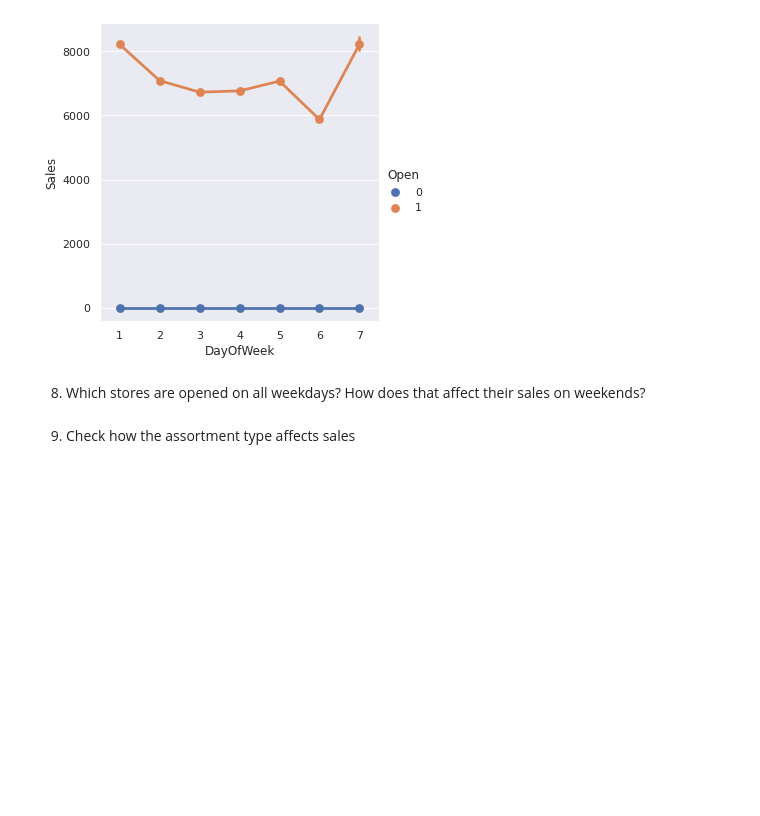
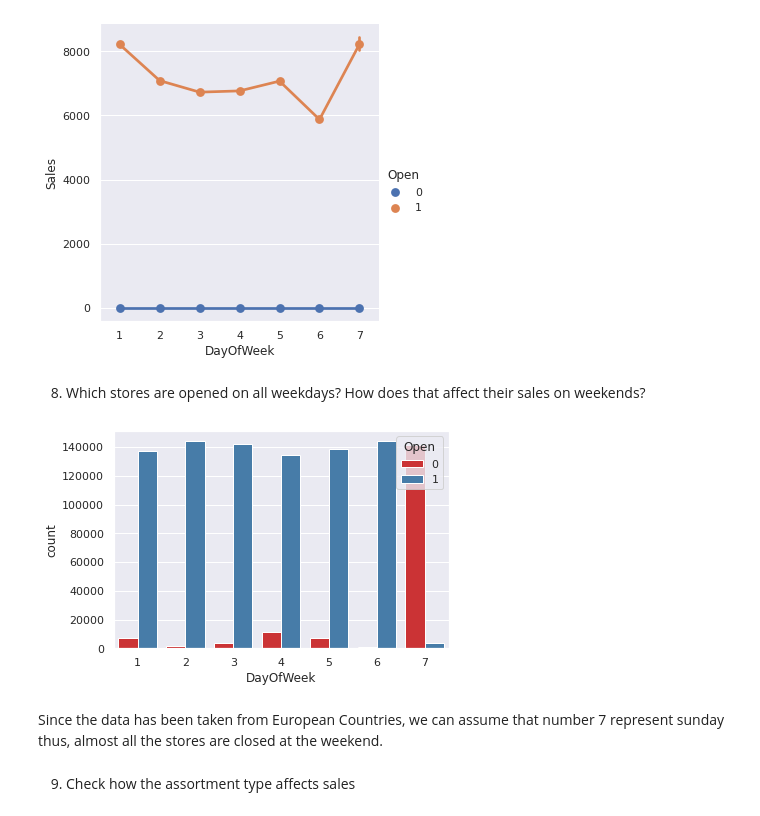
Before and after one commit to andyalex234/sales_forecasting, a Jupyter notebook: notebooks/eda.ipynb, the cells around one changed output. Drawn from its saved outputs; the diff is of its cells as text; code cells hidden in the pictures; blank space fills up the shorter version.

```diff
--- a/notebooks/eda.ipynb
+++ b/notebooks/eda.ipynb
@@ -242,5 +255,12 @@ sns.catplot(data=train_df, x="DayOfWeek", y="Sales", hue="Open", kind='point')
 [figure]
 # %% [markdown]
 8. Which stores are opened on all weekdays? How does that affect their sales on weekends?
+# %%
+#Open_DayOfWeek
+sns.countplot( x='DayOfWeek', data=train_df, hue="Open", palette="Set1");
+# %% [output]
+[figure, added]
+# %% [markdown]
+Since the data has been taken from European Countries, we can assume that number 7 represent sunday thus, almost all the stores are closed at the weekend.
 # %% [markdown]
 9. Check how the assortment type affects sales
```
Also changed, not shown: parts of 8 cells of this notebook, 7 other files.
